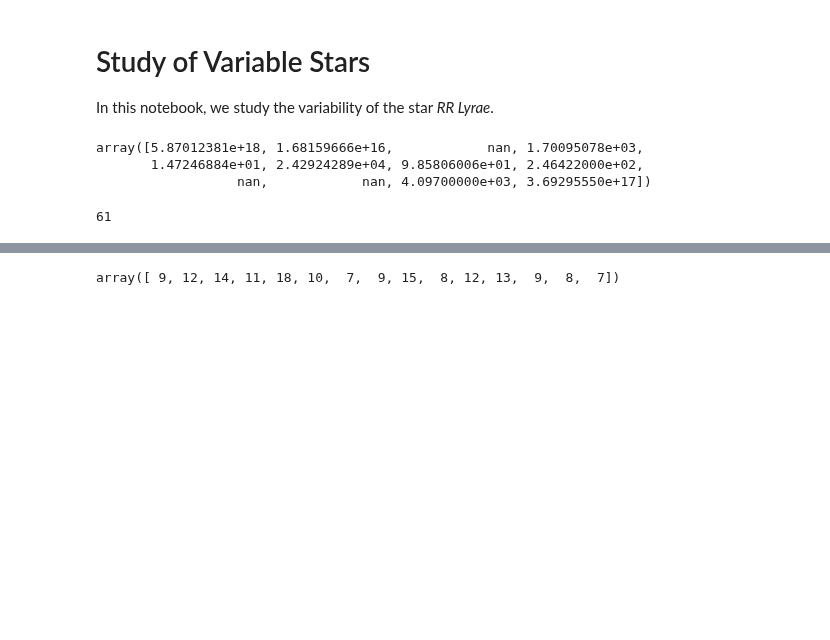
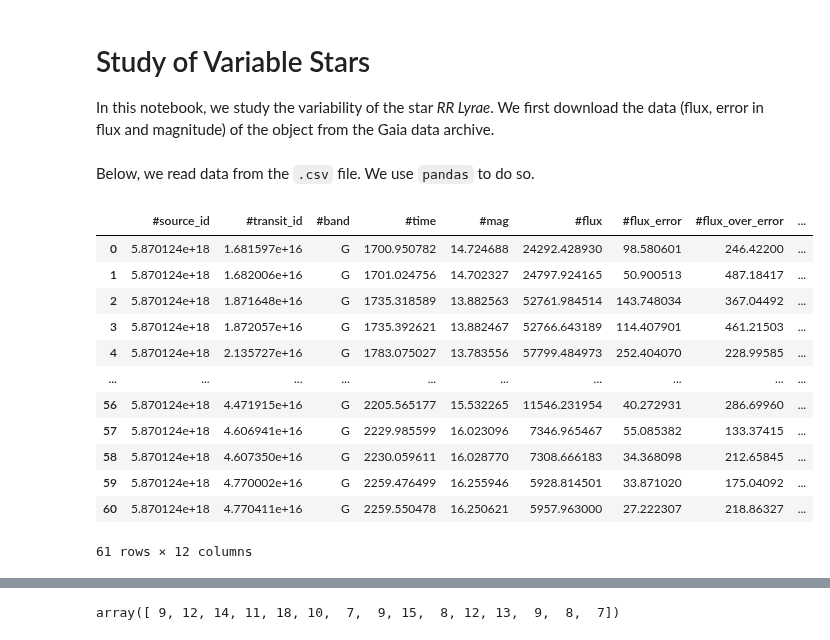
Before and after one commit to Jayshil/Data_Analysis, a Jupyter notebook: Large_scale_surveys/rr_lyrae.ipynb, the cells around one changed output, grey strips where cells are left out. Drawn from its saved outputs; the diff is of its cells as text; code cells hidden in the pictures; blank space fills up the shorter version.

```diff
--- a/Large_scale_surveys/rr_lyrae.ipynb
+++ b/Large_scale_surveys/rr_lyrae.ipynb
@@ -1,7 +1,7 @@
 # %% [markdown]
 # Study of Variable Stars
 
-In this notebook, we study the variability of the star _RR Lyrae_.
+In this notebook, we study the variability of the star _RR Lyrae_. We first download the data (flux, error in flux and magnitude) of the object from the Gaia data archive.
 # %%
 import numpy as np
 import matplotlib.pyplot as plt
@@ -8,14 +10,22 @@ import matplotlib.pyplot as plt
 from scipy.signal import lombscargle as lsg
+# %% [markdown]
+Below, we read data from the `.csv` file. We use `pandas` to do so.
 # %%
-data = np.genfromtxt('anonymous1619179984702__1.csv', delimiter=',')
+data = pd.read_csv('anonymous1619179984702__1.csv', delimiter=',')
+data
+# %% [output]
+|  | #source_id | #transit_id | #band | #time | #mag | #flux | #flux_error | #flux_over_error | ... |
+| 0 | 5.870124e+18 | 1.681597e+16 | G | 1700.950782 | 14.724688 | 24292.428930 | 98.580601 | 246.42200 | ... |
+| 1 | 5.870124e+18 | 1.682006e+16 | G | 1701.024756 | 14.702327 | 24797.924165 | 50.900513 | 487.18417 | ... |
+| 2 | 5.870124e+18 | 1.871648e+16 | G | 1735.318589 | 13.882563 | 52761.984514 | 143.748034 | 367.04492 | ... |
+| 3 | 5.870124e+18 | 1.872057e+16 | G | 1735.392621 | 13.882467 | 52766.643189 | 114.407901 | 461.21503 | ... |
+| 4 | 5.870124e+18 | 2.135727e+16 | G | 1783.075027 | 13.783556 | 57799.484973 | 252.404070 | 228.99585 | ... |
+| ... | ... | ... | ... | ... | ... | ... | ... | ... | ... |
+| 56 | 5.870124e+18 | 4.471915e+16 | G | 2205.565177 | 15.532265 | 11546.231954 | 40.272931 | 286.69960 | ... |
+| 57 | 5.870124e+18 | 4.606941e+16 | G | 2229.985599 | 16.023096 | 7346.965467 | 55.085382 | 133.37415 | ... |
+| 58 | 5.870124e+18 | 4.607350e+16 | G | 2230.059611 | 16.028770 | 7308.666183 | 34.368098 | 212.65845 | ... |
+| 59 | 5.870124e+18 | 4.770002e+16 | G | 2259.476499 | 16.255946 | 5928.814501 | 33.871020 | 175.04092 | ... |
+| 60 | 5.870124e+18 | 4.770411e+16 | G | 2259.550478 | 16.250621 | 5957.963000 | 27.222307 | 218.86327 | ... |
+61 rows × 12 columns
-# %%
-data[0]
-# %% [output]
-array([5.87012381e+18, 1.68159666e+16,            nan, 1.70095078e+03,
-       1.47246884e+01, 2.42924289e+04, 9.85806006e+01, 2.46422000e+02,
-                  nan,            nan, 4.09700000e+03, 3.69295550e+17])
 # %%
-time, flx, flx_err, mag = data[:,3], data[:,5], data[:,6], data[:,4]
-print(len(flx))
+time, flx, flx_err, mag = data['#time'].to_numpy(), data['#flux'].to_numpy(), data['#flux_over_error'].to_numpy(), data['#mag'].to_numpy()
-# %% [output]
-61
```
Also changed, not shown: parts of 12 cells of this notebook.
